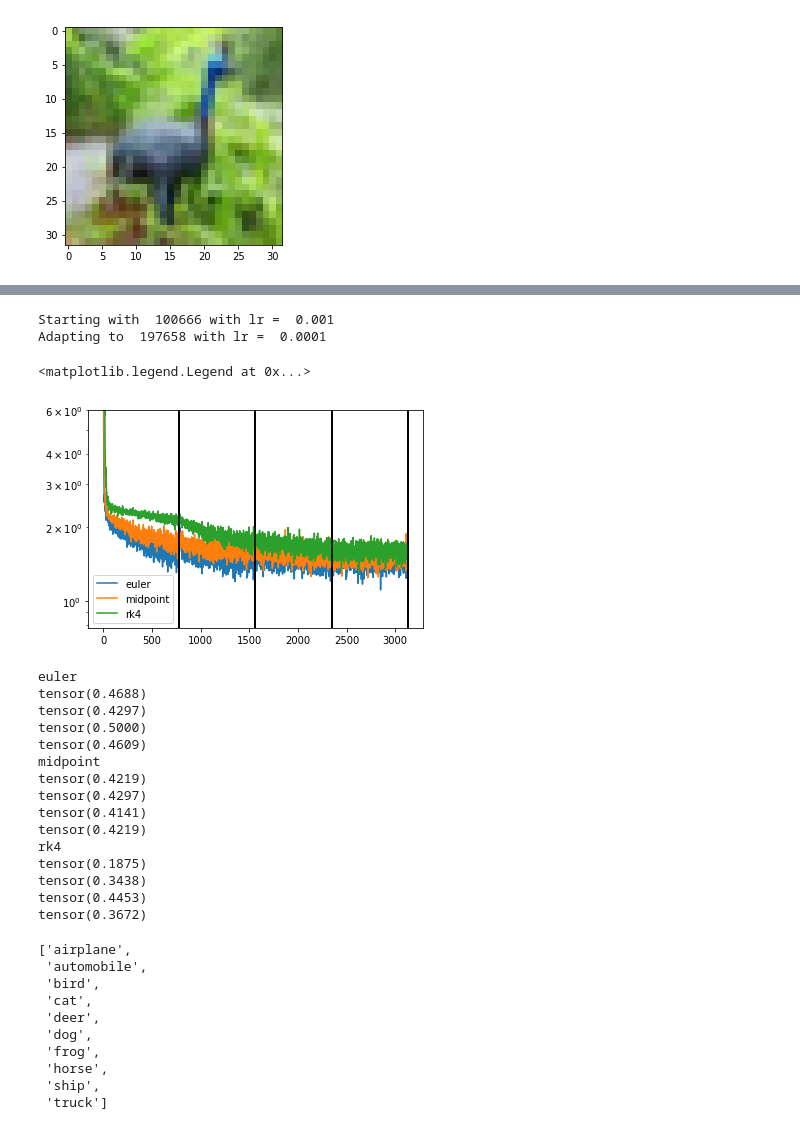
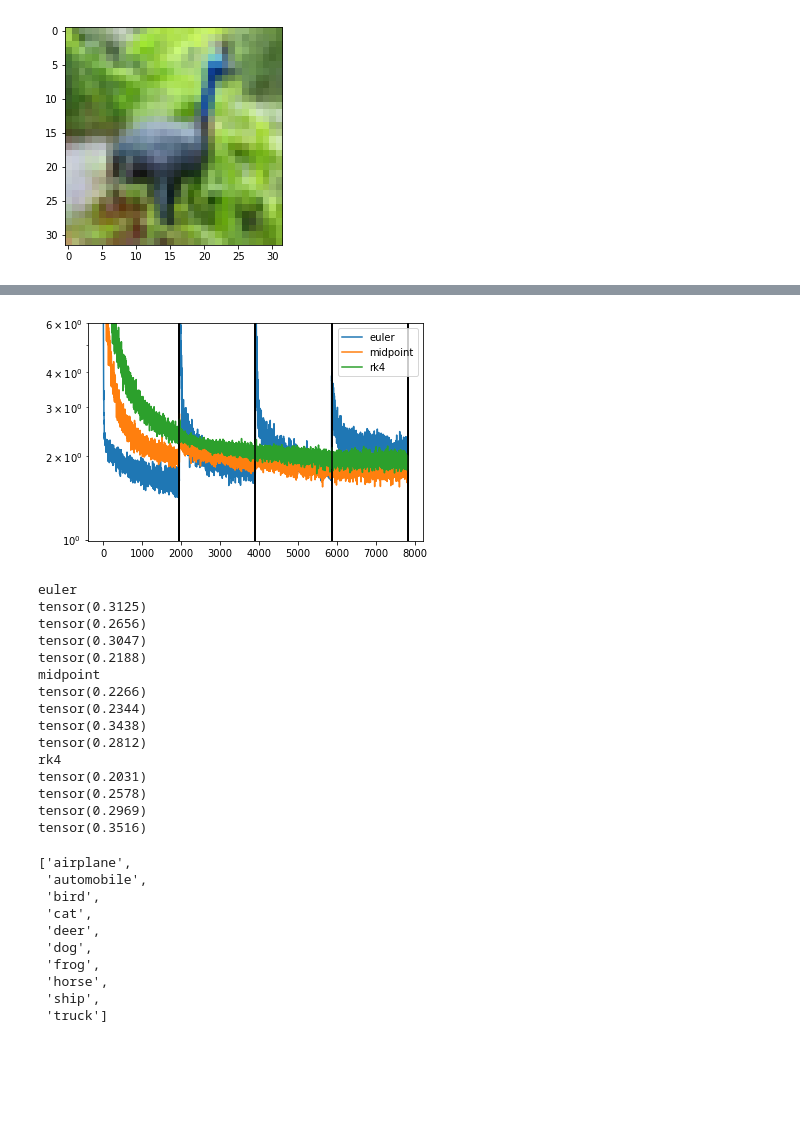
Before and after one commit to afqueiruga/StatefulOdeNets, a Jupyter notebook: ode_cifar10.ipynb, the cells around one changed output, grey strips where cells are left out. Saved outputs shown, nothing was run; the diff lists cells and outputs as text; code cells hidden in the pictures; blank space fills up the shorter version.

```diff
--- a/ode_cifar10.ipynb
+++ b/ode_cifar10.ipynb
@@ -78,7 +79,7 @@ def do_a_train_set(ALPHA,method, N_epochs, N_adapt, lr):
 # %%
 stash = {}
 for method in ['euler','midpoint','rk4']:
-    res = do_a_train_set(16,method,5,4, 1.0e-4)
+    res = do_a_train_set(16,method,5,4, 0.1)
     stash[method] = res
 # %% [output]
 Starting with  100666 with lr =  0.0001
@@ -97,15 +102,0 @@ Adapting to  391642 with lr =  1e-05
-# %%
-model_euler = ODEResNet(ALPHA=16,method='euler').to(device)
-RES_euler = refine_train.train_adapt(model_euler, trainloader, torch.nn.CrossEntropyLoss(),
-                                     2, 4, lr=1.0e-3, device=device)
-plt.semilogy(RES_euler[1])
-for r in RES_euler[2]:
-    plt.axvline(r,color='k')
-# %%
-model_rk4 = ODEResNet(ALPHA=16,method='rk4').to(device)
-RES_rk4 = \
-    refine_train.train_adapt(model_rk4, trainloader, torch.nn.CrossEntropyLoss(),
-                             2, 4, lr=1.0e-3, device=device)
-plt.semilogy(RES_rk4[1])
-for r in RES_rk4[2]:
-    plt.axvline(r,color='k')
@@ -118,50 +103,34 @@ Adapting to  779610 with lr =  1e-05
-# %%
-model_mid = ODEResNet(ALPHA=16,method='midpoint').to(device)
-RES_mid = \
-    refine_train.train_adapt(model_mid, trainloader, torch.nn.CrossEntropyLoss(),
-                             5, 4, lr=1.0e-4, device=device)
-plt.semilogy(RES_mid[1])
-for r in RES_mid[2]:
-    plt.axvline(r,color='k')
-# %% [output]
-Starting with  100666 with lr =  0.001
-Adapting to  197658 with lr =  0.0001
 # %%
-res = {
-    'euler':RES_euler,
-    'midpoint':RES_mid,
-    'rk4':RES_rk4
-}
-for k,RES in res.items():
-    plt.semilogy(RES[1],label=k)
-    for r in RES[2]:
+for k,(models,losses,refine_steps) in stash.items():
+    plt.semilogy(losses,label=k)
+    for r in refine_steps:
         plt.axvline(r,color='k')
 plt.ylim(top=6)
 plt.legend()
+plt.show()
 # %% [output]
-<matplotlib.legend.Legend at 0x...>
-[figure, old version]
+[figure, new version]
 # %%
-for k,(model_list,losses,refine_steps) in res.items():
+for k,(model_list,losses,refine_steps) in stash.items():
     print(k)
     for m in model_list:
         print(refine_train.model_acc(m,testloader))
 # %% [output]
 euler
-tensor(0.4688)
-tensor(0.4297)
-tensor(0.5000)
-tensor(0.4609)
+tensor(0.3125)
+tensor(0.2656)
+tensor(0.3047)
+tensor(0.2188)
 midpoint
-tensor(0.4219)
-tensor(0.4297)
-tensor(0.4141)
-tensor(0.4219)
+tensor(0.2266)
+tensor(0.2344)
+tensor(0.3438)
+tensor(0.2812)
 rk4
-tensor(0.1875)
-tensor(0.3438)
-tensor(0.4453)
-tensor(0.3672)
+tensor(0.2031)
+tensor(0.2578)
+tensor(0.2969)
+tensor(0.3516)
 # %%
 refset.classes
 # %% [output]
```
Also changed, not shown: parts of 4 cells of this notebook, 1 other file.
